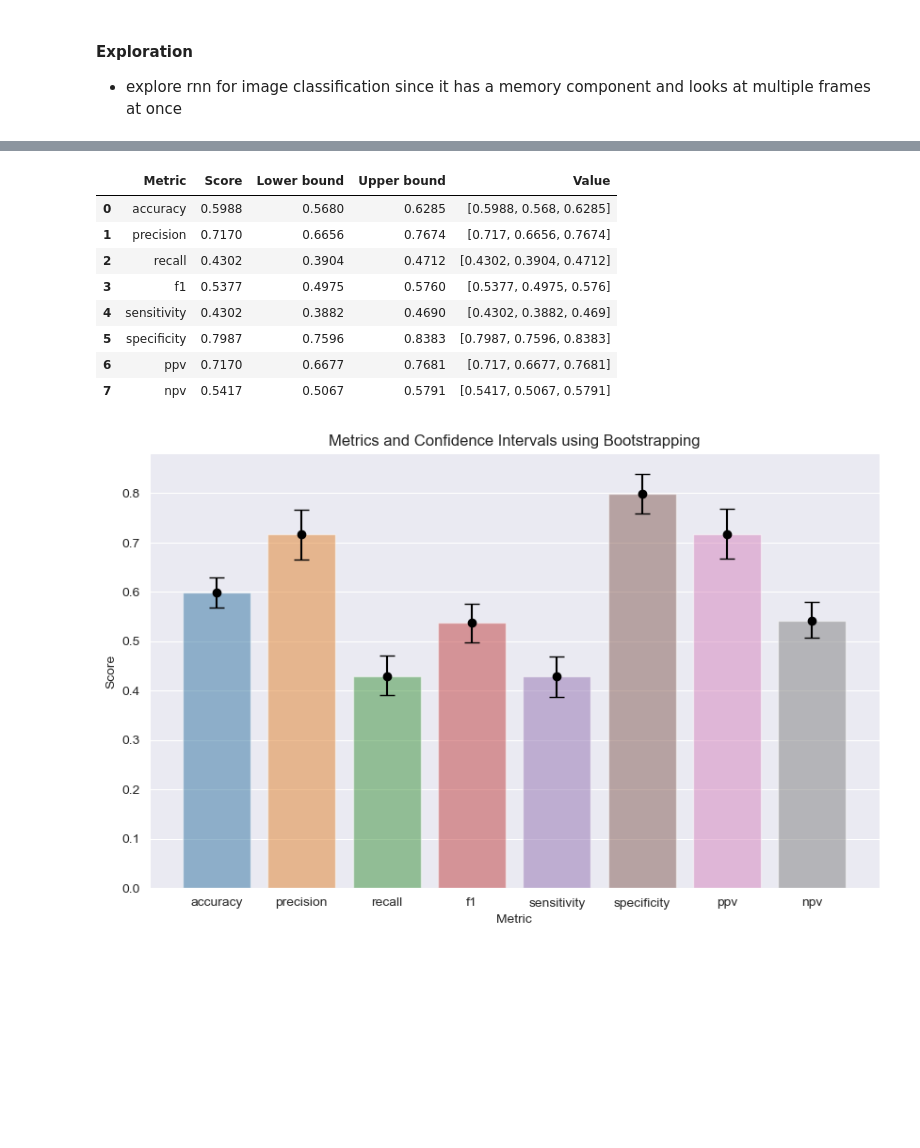
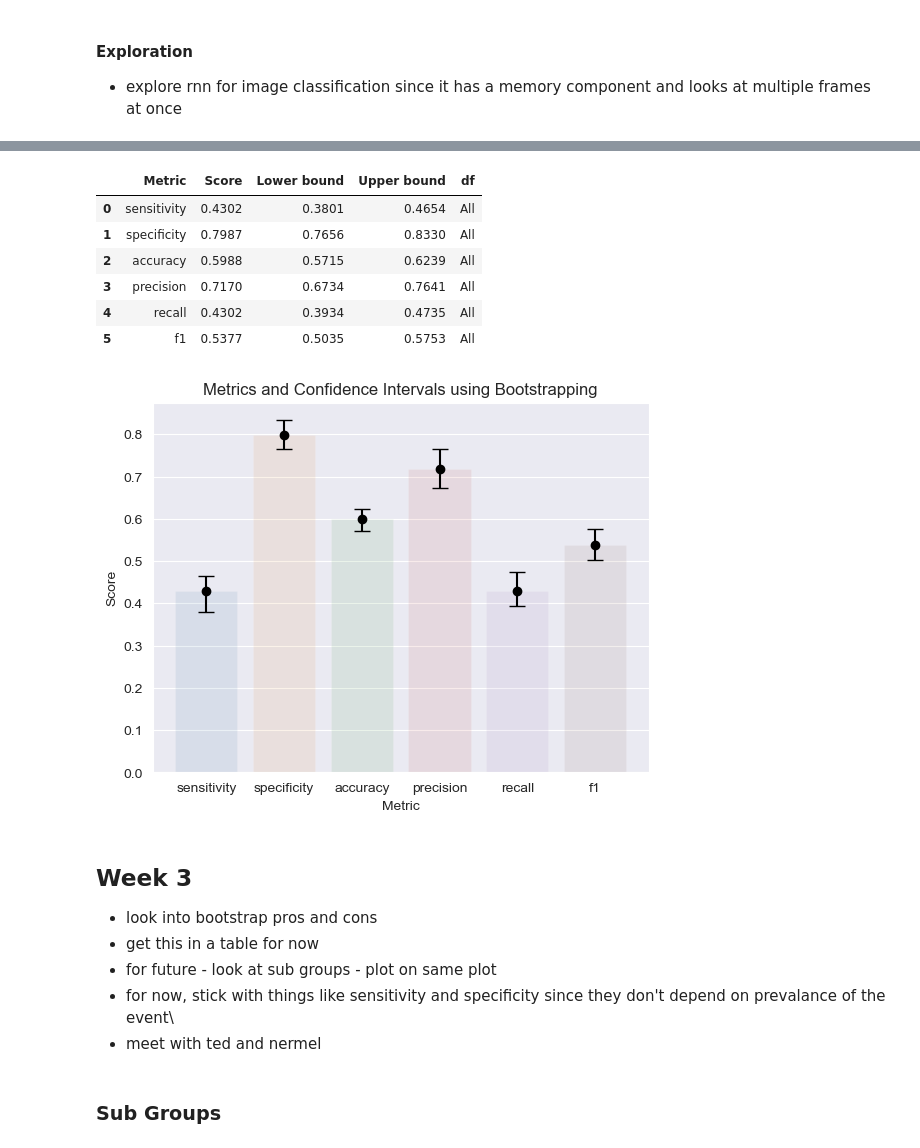
Before and after one commit to guiga004/mask-detection, a Jupyter notebook: mask-detection.ipynb, the cells around one changed output, grey strips where cells are left out. Drawn from its saved outputs; the diff is of its cells as text; code cells hidden in the pictures; blank space fills up the shorter version.

Commit message:
Created functions to calcualte confidence intervals for different data frames

```diff
--- a/mask-detection.ipynb
+++ b/mask-detection.ipynb
@@ -79,8 +79,8 @@ df2.shape
 (977, 11)
 # %%
 # store the true and predicted labels into variables for metric calculations
-mask_true = df2['true_mask']
-mask_pred = df2['mask']
+mask_true = df_filtered['true_mask']
+mask_pred = df_filtered['mask']
 # %%
 def sensitivity(y_true, y_pred):
     tn, fp, fn, tp = confusion_matrix(y_true, y_pred).ravel()
@@ -183,7 +175,7 @@ for metric in metric_values:
 # %%
 from sklearn.utils import resample
 
-def confidence_interval_bootstrapping(y_true, y_pred, metric_function, n_iterations=1000, alpha=0.05):
+def confidence_interval_bootstrapping(y_true, y_pred, metric_function, n_iterations=100, alpha=0.05):
 
     metric_samples = []
 
@@ -196,3 +188,34 @@ def confidence_interval_bootstrapping(y_true, y_pred, metric_function, n_iterati
     upper = np.percentile(metric_samples, (1-alpha/2)*100)
 
     return (round(lower, 4), round(upper, 4))
+
+def get_bootstrapping_ci(df):
+
+    mask_true = df['true_mask']
+    mask_pred = df['mask']
+
+    metrics_ci = {'Metric': [],
+              'Score': [],
+              'Lower bound': [],
+              'Upper bound': []}
+
+    metric_functions = {'sensitivity': sensitivity,
+                    'specificity': specificity,
+                    'accuracy': accuracy_score,
+                    'precision': precision_score,
+                    'recall': recall_score,
+                    'f1': f1_score}
+
+    metric_values = {}
+
+    for metric in metric_functions:
+        metrics_ci['Metric'].append(metric)
+
+        metric_value = metric_functions[metric](y_true=mask_true, y_pred=mask_pred)
+        metrics_ci['Score'].append(round(metric_value, 4))
+
+        ci = confidence_interval_bootstrapping(mask_true, mask_pred, metric_functions[metric])
+        metrics_ci['Lower bound'].append(ci[0])
+        metrics_ci['Upper bound'].append(ci[1])
+
+    return pd.DataFrame(metrics_ci)
@@ -235,24 +222,32 @@ for metric in metric_functions:
 # %%
-metrics_df = pd.DataFrame(metrics_ci)
+metrics_df = get_bootstrapping_ci(df_filtered)
+metrics_df['df'] = 'All'
 metrics_df
 # %% [output]
-|  | Metric | Score | Lower bound | Upper bound | Value |
-| 0 | accuracy | 0.5988 | 0.5680 | 0.6285 | [0.5988, 0.568, 0.6285] |
-| 1 | precision | 0.7170 | 0.6656 | 0.7674 | [0.717, 0.6656, 0.7674] |
-| 2 | recall | 0.4302 | 0.3904 | 0.4712 | [0.4302, 0.3904, 0.4712] |
-| 3 | f1 | 0.5377 | 0.4975 | 0.5760 | [0.5377, 0.4975, 0.576] |
-| 4 | sensitivity | 0.4302 | 0.3882 | 0.4690 | [0.4302, 0.3882, 0.469] |
-| 5 | specificity | 0.7987 | 0.7596 | 0.8383 | [0.7987, 0.7596, 0.8383] |
-| 6 | ppv | 0.7170 | 0.6677 | 0.7681 | [0.717, 0.6677, 0.7681] |
-| 7 | npv | 0.5417 | 0.5067 | 0.5791 | [0.5417, 0.5067, 0.5791] |
+|  | Metric | Score | Lower bound | Upper bound | df |
+| 0 | sensitivity | 0.4302 | 0.3801 | 0.4654 | All |
+| 1 | specificity | 0.7987 | 0.7656 | 0.8330 | All |
+| 2 | accuracy | 0.5988 | 0.5715 | 0.6239 | All |
+| 3 | precision | 0.7170 | 0.6734 | 0.7641 | All |
+| 4 | recall | 0.4302 | 0.3934 | 0.4735 | All |
+| 5 | f1 | 0.5377 | 0.5035 | 0.5753 | All |
 # %%
-plt.figure(figsize=(10,6))
+# plt.figure(figsize=(10,6))
 
-sns.barplot(data=metrics_df, x='Metric', y='Score', alpha=0.5)
+sns.barplot(data=metrics_df, x='Metric', y='Score', alpha=0.1)
 y_error = (metrics_df['Score']-metrics_df['Lower bound'], metrics_df['Upper bound']-metrics_df['Score'])
 plt.errorbar(x=metrics_df.index, y=metrics_df['Score'], yerr=y_error, fmt='o', ecolor='black', color='black', capsize=6)
 
 plt.title("Metrics and Confidence Intervals using Bootstrapping")
 plt.show()
 # %% [output]
-[figure, old version]
+[figure, new version]
+# %% [markdown]
+## Week 3
+- look into bootstrap pros and cons
+- get this in a table for now
+- for future - look at sub groups - plot on same plot
+- for now, stick with things like sensitivity and specificity since they don't depend on prevalance of the event\
+- meet with ted and nermel
+# %% [markdown]
+### Sub Groups
```
Also changed, not shown: parts of 25 cells of this notebook.
